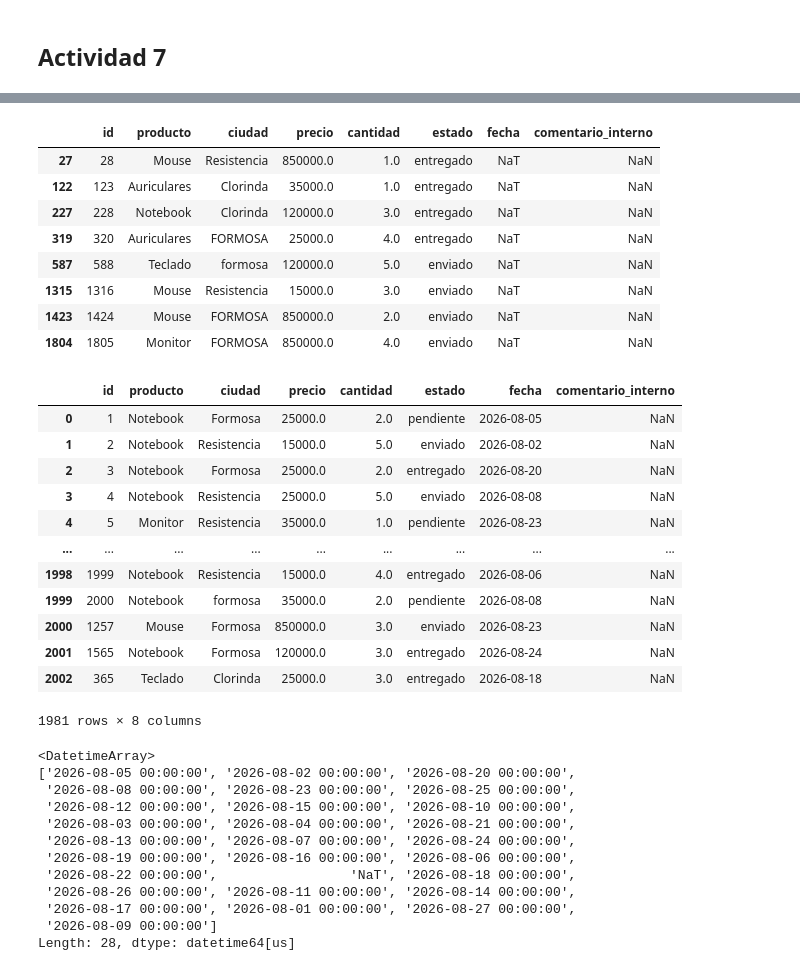
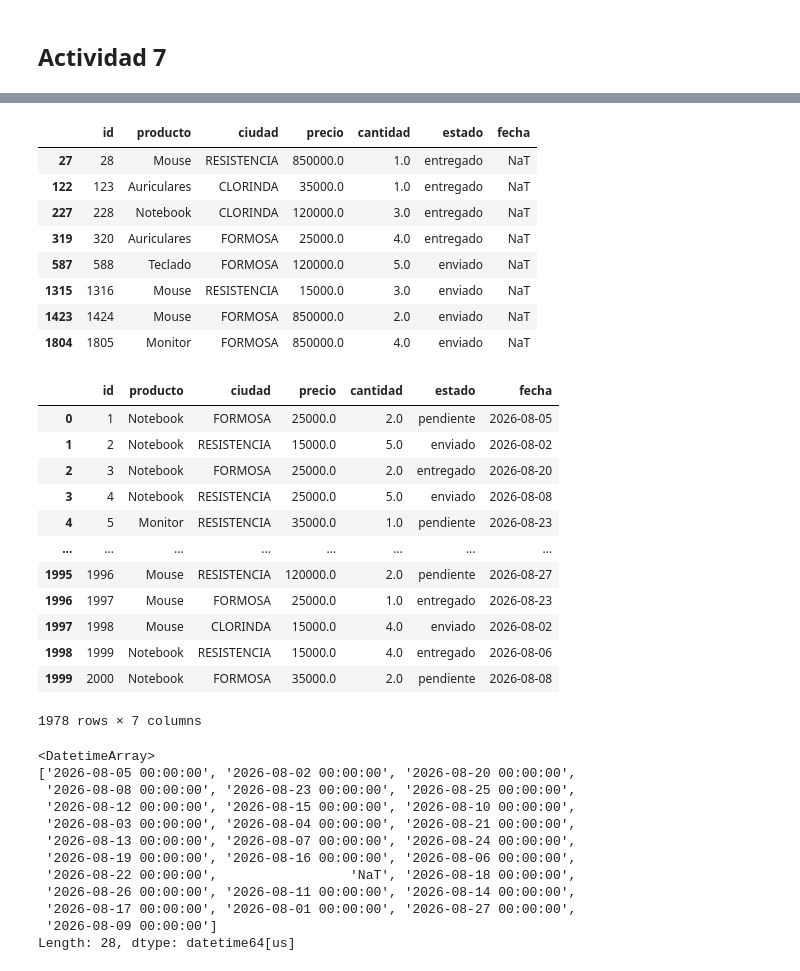
Before and after one commit to axelcardozo369-hub/trabajo_python_pandas, a Jupyter notebook: Trabajo Practico - ETL - Pandas.ipynb, the cells around one changed output, grey strips where cells are left out. Cells and saved outputs as stored; diff of their text form; code cells hidden in the pictures.

Commit message:
trabajo ya terminado segun cara consignas planteadas por el profesor , aunque huvo muchas modificaciones y errors por corregir

```diff
--- a/Trabajo Practico - ETL - Pandas.ipynb
+++ b/Trabajo Practico - ETL - Pandas.ipynb
@@ -161,4 +211,4 @@ np.float64(1.0)
 # %%
-ventas["precio"] = pd.to_numeric(ventas["precio"], errors="coerce")
-ventas["precio"].min()
+ventas_copia["precio"] = pd.to_numeric(ventas_copia["precio"], errors="coerce")
+ventas_copia["precio"].min()
 # %% [output]
@@ -166,3 +216,3 @@ np.float64(-25000.0)
 # %%
-ventas_validas = ventas.loc[ventas["precio"] > 0]
-ventas = ventas_validas
+ventas_copia = ventas_copia.loc[ventas_copia["precio"] > 0]
+ventas_copia
@@ -168,0 +233,3 @@ ventas = ventas_validas
+# %%
+ventas_copia = ventas_copia.loc[ventas_copia["cantidad"] > 0]
+ventas_copia
@@ -187,8 +268,8 @@ Length: 9, dtype: str
 # %%
 estados_validos = ["pendiente","enviado","entregado"]
 
-ventas = ventas.loc[ventas["estado"].isin(estados_validos)]
-ventas["estado"].unique()
+ventas_copia = ventas_copia.loc[ventas_copia["estado"].isin(estados_validos)]
+ventas_copia["estado"].unique()
 # %% [output]
 <StringArray>
 ['pendiente', 'enviado', 'entregado']
@@ -212,31 +294,31 @@ Length: 35, dtype: str
 # %%
-fechas_faltantes = ventas.loc[ventas["fecha"].isna()]
+fechas_faltantes = ventas_copia.loc[ventas_copia["fecha"].isna()]
 fechas_faltantes
 # %% [output]
-|  | id | producto | ciudad | precio | cantidad | estado | fecha | comentario_interno |
-| 27 | 28 | Mouse | Resistencia | 850000.0 | 1.0 | entregado | NaT | NaN |
-| 122 | 123 | Auriculares | Clorinda | 35000.0 | 1.0 | entregado | NaT | NaN |
-| 227 | 228 | Notebook | Clorinda | 120000.0 | 3.0 | entregado | NaT | NaN |
-| 319 | 320 | Auriculares | FORMOSA | 25000.0 | 4.0 | entregado | NaT | NaN |
-| 587 | 588 | Teclado | formosa | 120000.0 | 5.0 | enviado | NaT | NaN |
-| 1315 | 1316 | Mouse | Resistencia | 15000.0 | 3.0 | enviado | NaT | NaN |
-| 1423 | 1424 | Mouse | FORMOSA | 850000.0 | 2.0 | enviado | NaT | NaN |
-| 1804 | 1805 | Monitor | FORMOSA | 850000.0 | 4.0 | enviado | NaT | NaN |
+|  | id | producto | ciudad | precio | cantidad | estado | fecha |
+| 27 | 28 | Mouse | RESISTENCIA | 850000.0 | 1.0 | entregado | NaT |
+| 122 | 123 | Auriculares | CLORINDA | 35000.0 | 1.0 | entregado | NaT |
+| 227 | 228 | Notebook | CLORINDA | 120000.0 | 3.0 | entregado | NaT |
+| 319 | 320 | Auriculares | FORMOSA | 25000.0 | 4.0 | entregado | NaT |
+| 587 | 588 | Teclado | FORMOSA | 120000.0 | 5.0 | enviado | NaT |
+| 1315 | 1316 | Mouse | RESISTENCIA | 15000.0 | 3.0 | enviado | NaT |
+| 1423 | 1424 | Mouse | FORMOSA | 850000.0 | 2.0 | enviado | NaT |
+| 1804 | 1805 | Monitor | FORMOSA | 850000.0 | 4.0 | enviado | NaT |
 # %%
-ventas["fecha"] = pd.to_datetime(ventas["fecha"], errors="coerce")
-ventas
+ventas_copia["fecha"] = pd.to_datetime(ventas_copia["fecha"], errors="coerce")
+ventas_copia
 # %% [output]
-|  | id | producto | ciudad | precio | cantidad | estado | fecha | comentario_interno |
-| 0 | 1 | Notebook | Formosa | 25000.0 | 2.0 | pendiente | 2026-08-05 | NaN |
-| 1 | 2 | Notebook | Resistencia | 15000.0 | 5.0 | enviado | 2026-08-02 | NaN |
-| 2 | 3 | Notebook | Formosa | 25000.0 | 2.0 | entregado | 2026-08-20 | NaN |
-| 3 | 4 | Notebook | Resistencia | 25000.0 | 5.0 | enviado | 2026-08-08 | NaN |
-| 4 | 5 | Monitor | Resistencia | 35000.0 | 1.0 | pendiente | 2026-08-23 | NaN |
-| ... | ... | ... | ... | ... | ... | ... | ... | ... |
-| 1998 | 1999 | Notebook | Resistencia | 15000.0 | 4.0 | entregado | 2026-08-06 | NaN |
-| 1999 | 2000 | Notebook | formosa | 35000.0 | 2.0 | pendiente | 2026-08-08 | NaN |
-| 2000 | 1257 | Mouse | Formosa | 850000.0 | 3.0 | enviado | 2026-08-23 | NaN |
-| 2001 | 1565 | Notebook | Formosa | 120000.0 | 3.0 | entregado | 2026-08-24 | NaN |
-| 2002 | 365 | Teclado | Clorinda | 25000.0 | 3.0 | entregado | 2026-08-18 | NaN |
+|  | id | producto | ciudad | precio | cantidad | estado | fecha |
+| 0 | 1 | Notebook | FORMOSA | 25000.0 | 2.0 | pendiente | 2026-08-05 |
+| 1 | 2 | Notebook | RESISTENCIA | 15000.0 | 5.0 | enviado | 2026-08-02 |
+| 2 | 3 | Notebook | FORMOSA | 25000.0 | 2.0 | entregado | 2026-08-20 |
+| 3 | 4 | Notebook | RESISTENCIA | 25000.0 | 5.0 | enviado | 2026-08-08 |
+| 4 | 5 | Monitor | RESISTENCIA | 35000.0 | 1.0 | pendiente | 2026-08-23 |
+| ... | ... | ... | ... | ... | ... | ... | ... |
+| 1995 | 1996 | Mouse | RESISTENCIA | 120000.0 | 2.0 | pendiente | 2026-08-27 |
+| 1996 | 1997 | Mouse | FORMOSA | 25000.0 | 1.0 | entregado | 2026-08-23 |
+| 1997 | 1998 | Mouse | CLORINDA | 15000.0 | 4.0 | enviado | 2026-08-02 |
+| 1998 | 1999 | Notebook | RESISTENCIA | 15000.0 | 4.0 | entregado | 2026-08-06 |
+| 1999 | 2000 | Notebook | FORMOSA | 35000.0 | 2.0 | pendiente | 2026-08-08 |
-1981 rows × 8 columns
+1978 rows × 7 columns
 # %%
```
Also changed, not shown: parts of 40 cells of this notebook, 1 other file.
